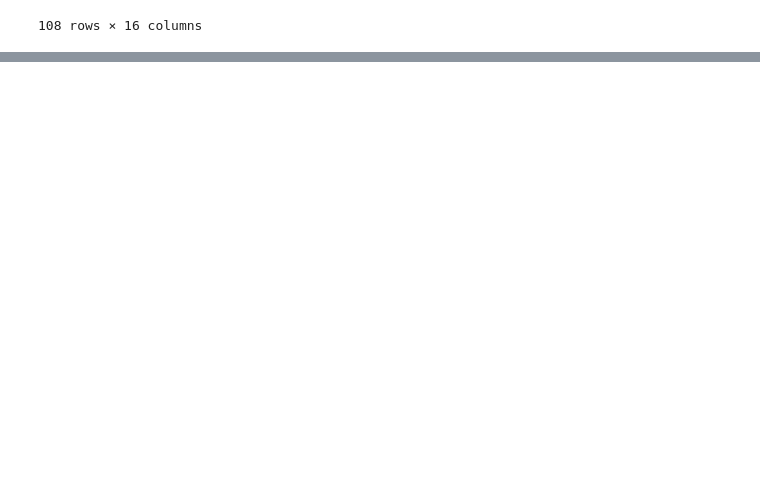
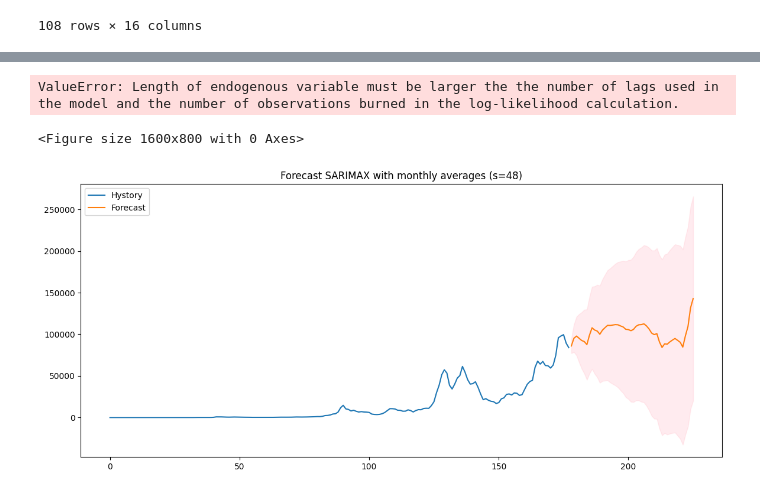
Before and after one commit to andrebarros6/solar-bitcoin, a Jupyter notebook: notebooks/solar_bitcoin_arima.ipynb, the cells around one changed output, grey strips where cells are left out. Cells and saved outputs as stored; diff of their text form; code cells hidden in the pictures; blank space fills up the shorter version.

```diff
--- a/solar_bitcoin.ipynb
+++ b/notebooks/solar_bitcoin_arima.ipynb
@@ -597,0 +736,5 @@ compare_eu.to_csv("compare_eu.csv")
+# %%
+# btc_arima_avg = btc_arima[]
+
+btc_arima_avg = btc_arima.groupby(['year', 'month']).mean().reset_index()
+btc_arima_avg
@@ -597,0 +755,10 @@ compare_eu.to_csv("compare_eu.csv")
+# %%
+model_m = SARIMAX(
+    btc_arima_avg['price_usd'],
+    order=(1,1,1),
+    seasonal_order=(1,1,1,48),
+    enforce_stationarity=False,
+    enforce_invertibility=False
+)
+
+results_m = model_m.fit(disp=False)
@@ -597,0 +805,20 @@ compare_eu.to_csv("compare_eu.csv")
+# %%
+results_m.plot_diagnostics(figsize=(16, 8))
+plt.show()
+# %% [output]
+ValueError: Length of endogenous variable must be larger the the number of lags used in the model and the number of observations burned in the log-likelihood calculation.
+<Figure size 1600x800 with 0 Axes>
+# %%
+forecast = results_m.get_forecast(steps=48)
+conf_int = forecast.conf_int()
+
+# Plot
+plt.figure(figsize=(14, 6))
+plt.plot(btc_arima_avg['price_usd'], label='Hystory')
+plt.plot(forecast.predicted_mean, label='Forecast')
+plt.fill_between(conf_int.index, conf_int.iloc[:, 0], conf_int.iloc[:, 1], color='pink', alpha=0.3)
+plt.legend()
+plt.title('Forecast SARIMAX with monthly averages (s=48)')
+plt.show()
+# %% [output]
+[figure, added]
```
Also changed, not shown: parts of 35 cells of this notebook, 21 other files.
